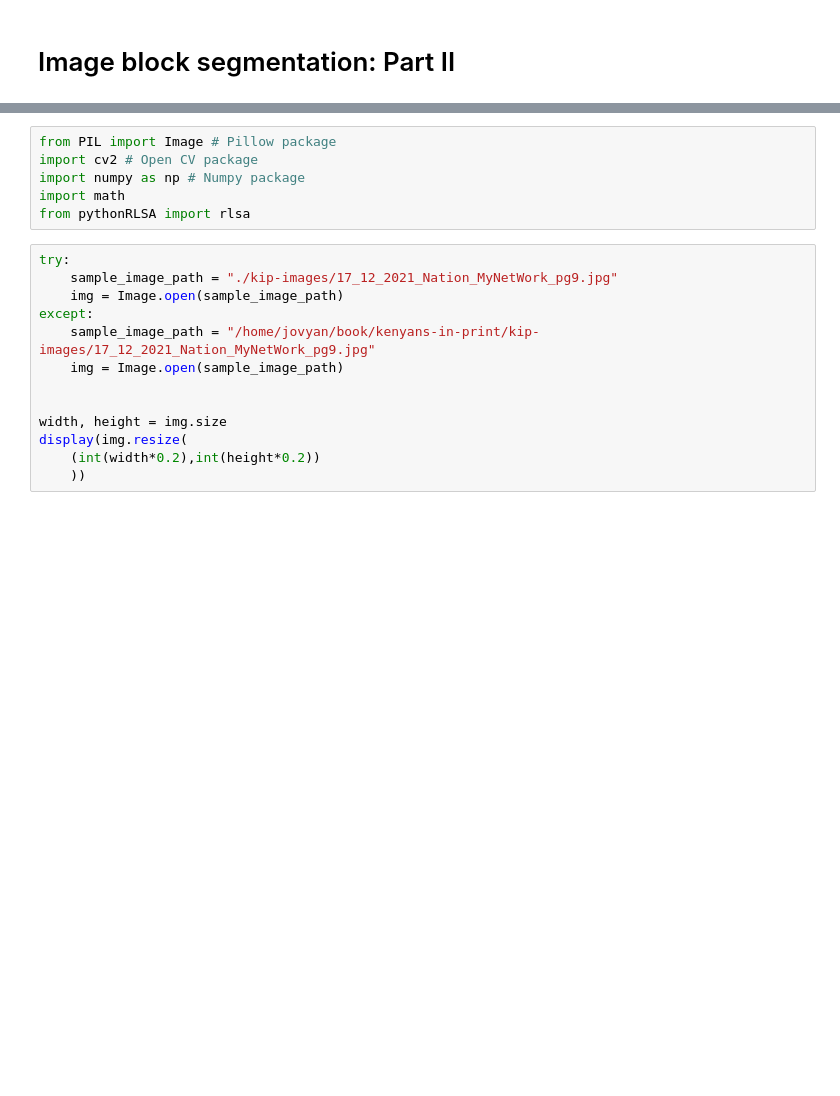
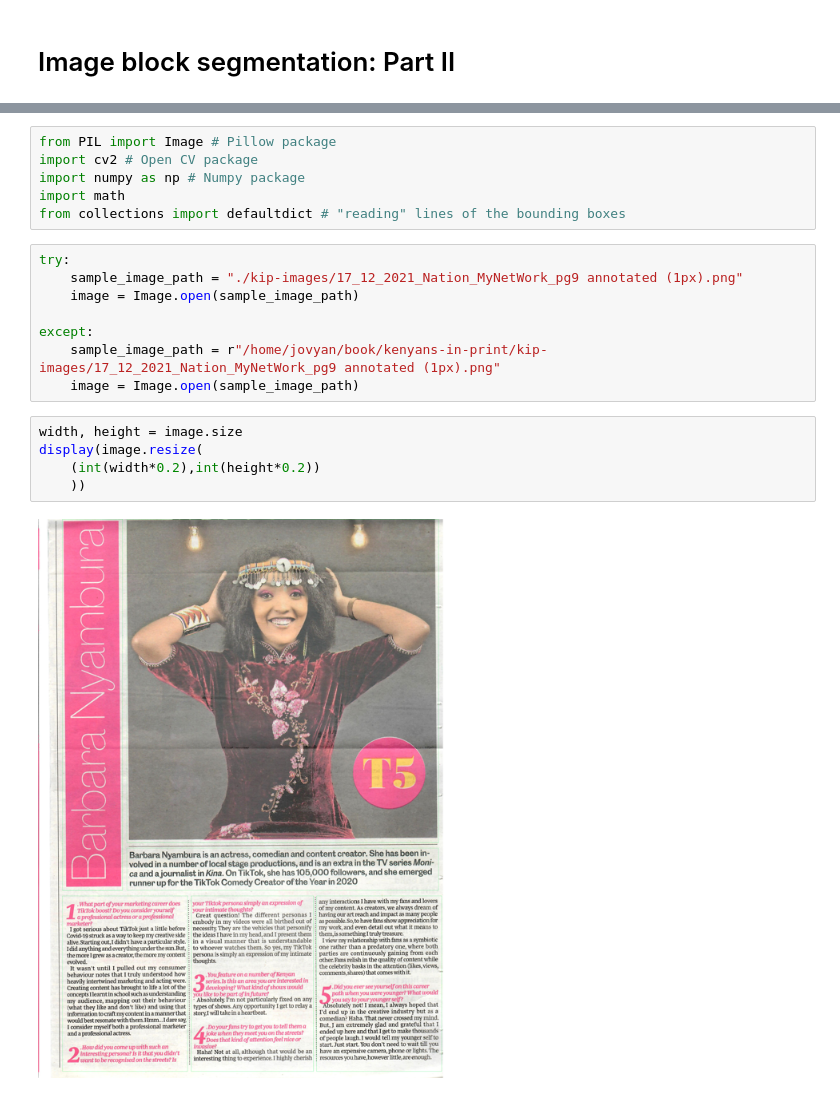
Before and after one commit to CeeThinwa/code-walkthroughs, a Jupyter notebook: book/kenyans-in-print/kip-pg2.ipynb, the cells around one changed output, grey strips where cells are left out. Saved outputs shown, nothing was run; the diff lists cells and outputs as text; blank space fills up the shorter version.

```diff
--- a/book/kenyans-in-print/kip-pg2.ipynb
+++ b/book/kenyans-in-print/kip-pg2.ipynb
@@ -10,17 +14,19 @@ from PIL import Image # Pillow package
 import cv2 # Open CV package
 import numpy as np # Numpy package
 import math
-from pythonRLSA import rlsa
+from collections import defaultdict # "reading" lines of the bounding boxes
 # %%
 try:
-    sample_image_path = "./kip-images/17_12_2021_Nation_MyNetWork_pg9.jpg"
-    img = Image.open(sample_image_path)
+    sample_image_path = "./kip-images/17_12_2021_Nation_MyNetWork_pg9 annotated (1px).png"
+    image = Image.open(sample_image_path)
+
 except:
-    sample_image_path = "/home/jovyan/book/kenyans-in-print/kip-images/17_12_2021_Nation_MyNetWork_pg9.jpg"
-    img = Image.open(sample_image_path)
-
-
-width, height = img.size
-display(img.resize(
-    (int(width*0.2),int(height*0.2))
-    ))
+    sample_image_path = r"/home/jovyan/book/kenyans-in-print/kip-images/17_12_2021_Nation_MyNetWork_pg9 annotated (1px).png"
+    image = Image.open(sample_image_path)
+# %%
+width, height = image.size
+display(image.resize(
+    (int(width*0.2),int(height*0.2))
+    ))
+# %% [output]
+[figure, added]
```
Also changed, not shown: parts of 10 cells of this notebook.
